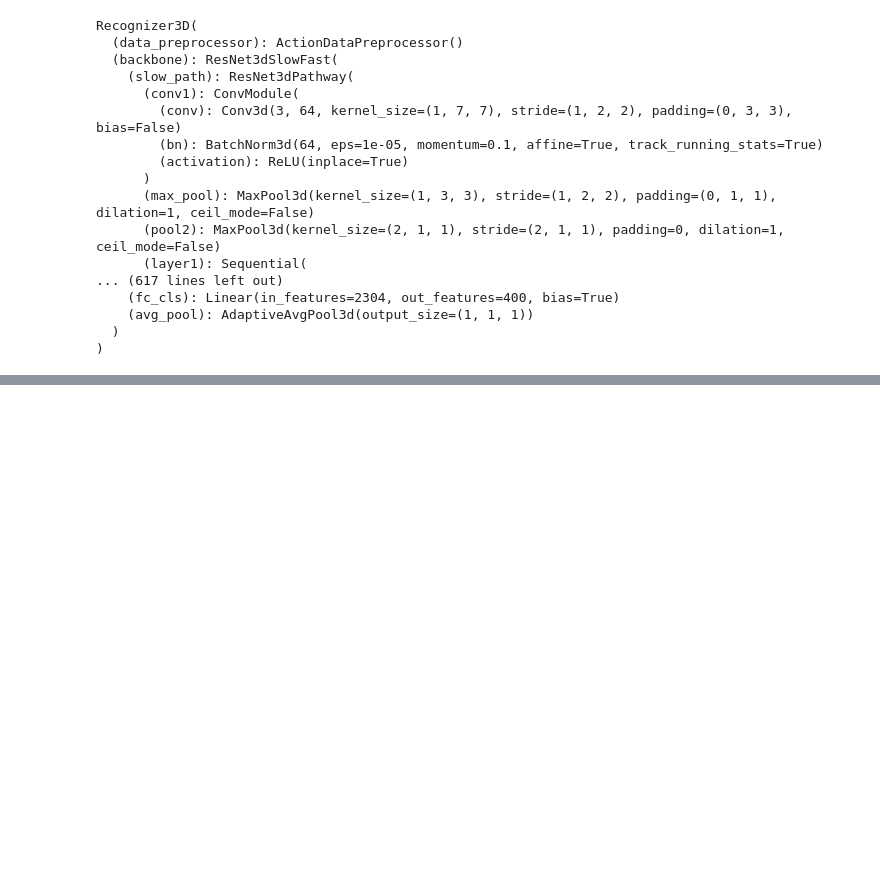
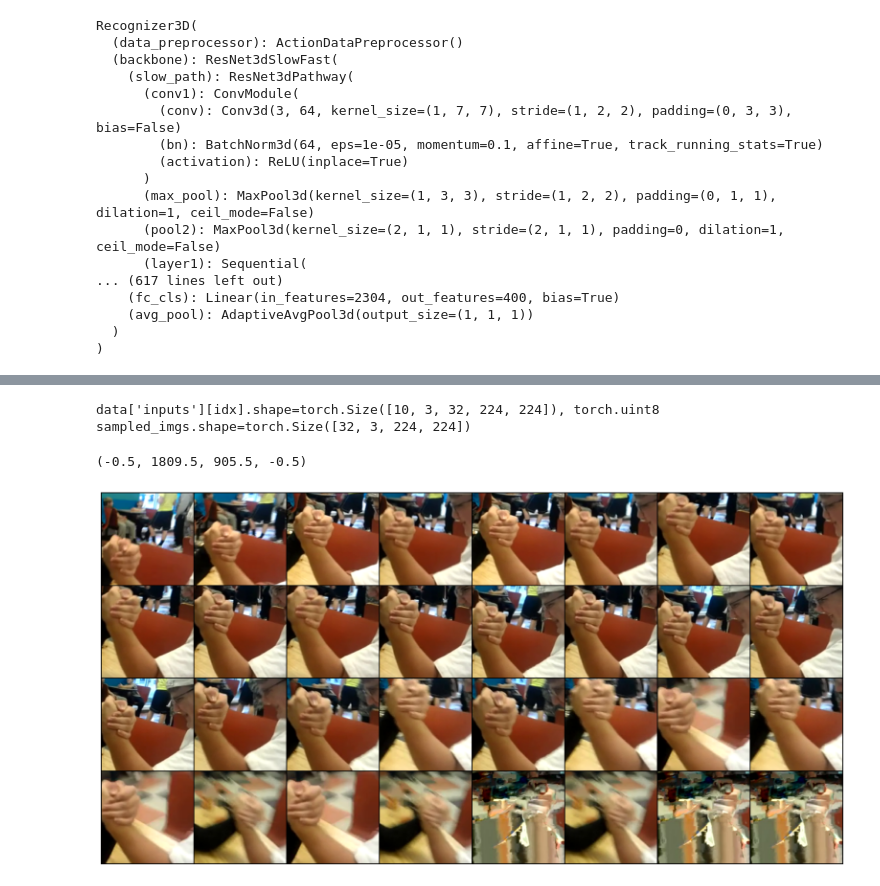
Before and after one commit to s-reaungamornrat/computer_vision, a Jupyter notebook: slowfast/notebook/Demo.ipynb, the cells around one changed output, grey strips where cells are left out. Cells and saved outputs as stored; diff of their text form; code cells hidden in the pictures; blank space fills up the shorter version.

Commit message:
test: slowfast/notebook/Demo.ipynb: slowfast on 1 test video

```diff
--- a/slowfast/notebook/Demo.ipynb
+++ b/slowfast/notebook/Demo.ipynb
@@ -135,0 +132,26 @@ cfg.test_pipeline
+# %%
+assert os.path.isfile(args.video)
+
+data=dict(filename=args.video, label=-1, start_index=0, modality='RGB')
+print(f"{data=}")
+
+# from cfg.test_pipeline
+transforms=[DecordInit(io_backend='disk'),
+            SampleFrames(clip_len=32, frame_interval=2, num_clips=10, test_mode=True),
+            DecordDecode(),
+            Resize(scale=(-1, 256), keep_ratio=True, interpolation='bilinear', lazy=False),
+            RandomResizedCrop(),
+            Resize(scale=(224, 224), keep_ratio=False, interpolation='bilinear', lazy=False),
+            Flip(flip_ratio=1.),
+            FormatShape(input_format='NCTHW'),
+            PackActionInputs()]
+transforms=Compose(transforms)
+data=transforms(data)
+print(f"{data.keys()=}")
+print(f"{type(data['inputs'])=}, {data['inputs'].dtype=}, {data['inputs'].shape=}")
+print("data['data_samples']=", data['data_samples'])
+print(f"{data['data_samples'].get('gt_label')=}, {data['data_samples'].get('img_shape')=}")
+
+data = pseudo_collate([data])
+print(f"{type(data['inputs'])=}, {len(data['inputs'])=}, {[x.shape for x in data['inputs']]=}")
+print(f"{data['data_samples']=}")
@@ -135,0 +176,16 @@ cfg.test_pipeline
+# %%
+idx=0
+n_clips,C,T,H,W=data['inputs'][idx].shape
+print(f"{data['inputs'][idx].shape=}, {data['inputs'][idx].dtype}")
+# from (n_clips,C,T,H,W) to (n_clips,T,C,H,W) to (n_clips*T,C,H,W)
+sampled_imgs=data['inputs'][idx].permute(0,2,1,3,4).reshape(-1,C,H,W)[::10]
+print(f"{sampled_imgs.shape=}")
+
+_, ax=plt.subplots(figsize=(20,20))
+ax.imshow(make_grid(sampled_imgs, nrow=8).permute(1,2,0))
+ax.axis("off")
+# %% [output]
+data['inputs'][idx].shape=torch.Size([10, 3, 32, 224, 224]), torch.uint8
+sampled_imgs.shape=torch.Size([32, 3, 224, 224])
+(-0.5, 1809.5, 905.5, -0.5)
+[figure, added]
```
Also changed, not shown: parts of 9 cells of this notebook, 7 other files.
